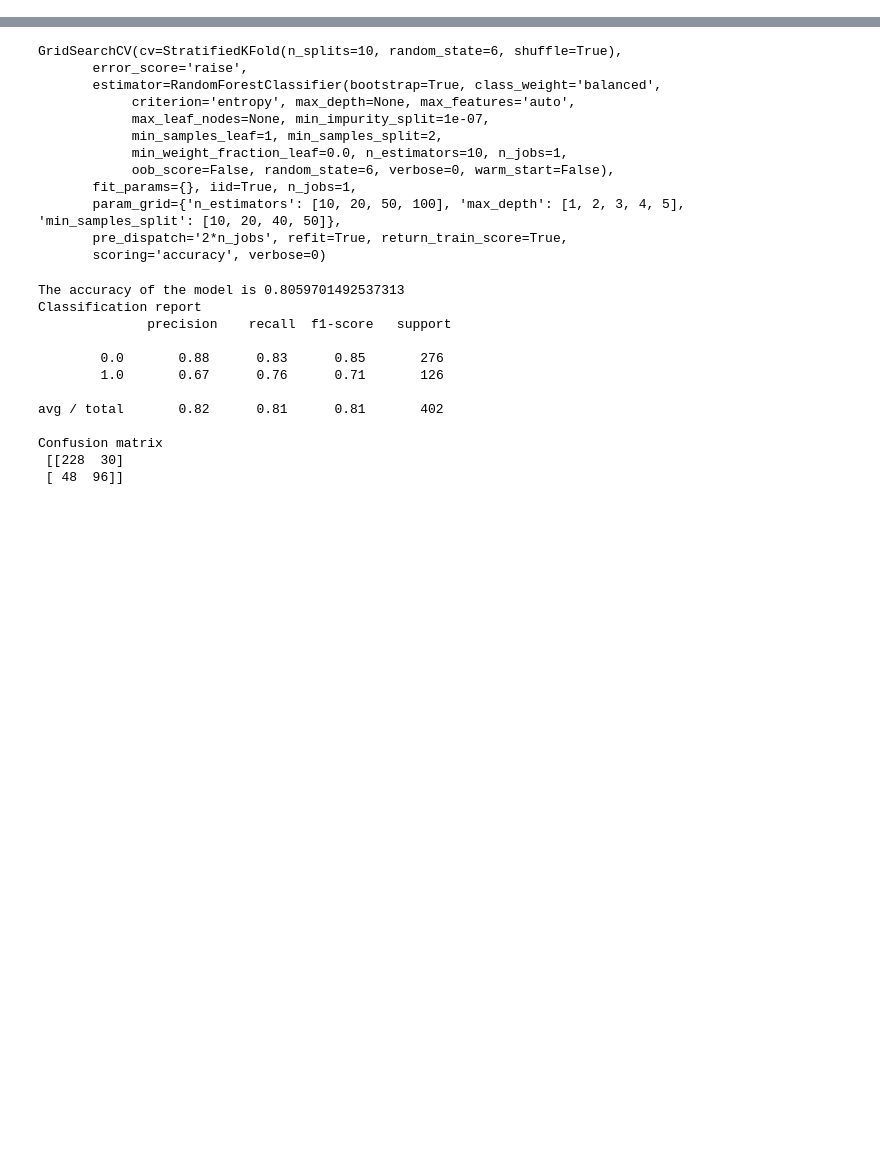
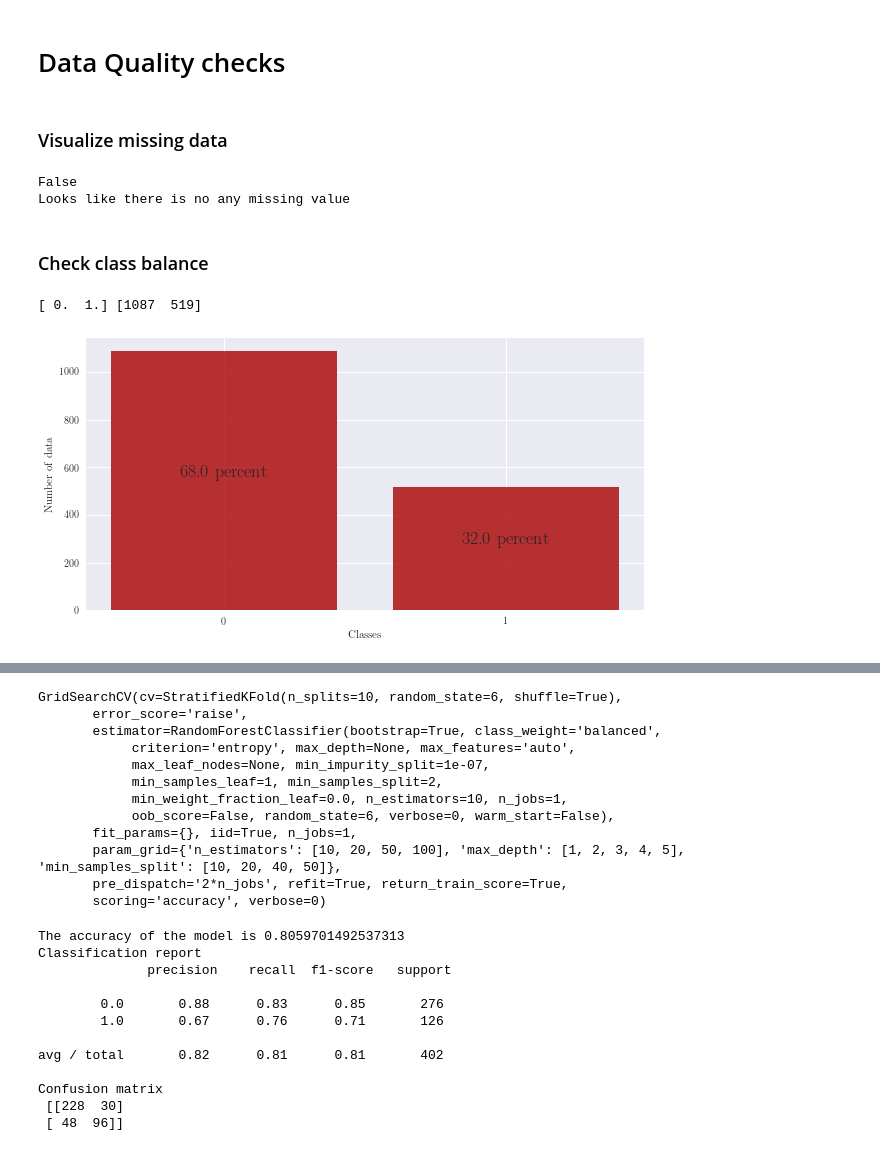
Before and after one commit to msahamed/machine_learning_earthquakes-nuclear-explosion, a Jupyter notebook: Codes/classify_earthquakes.ipynb, the cells around one changed output, grey strips where cells are left out. Saved outputs shown, nothing was run; the diff lists cells and outputs as text; code cells hidden in the pictures; blank space fills up the shorter version.

```diff
--- a/Codes/classify_earthquakes.ipynb
+++ b/Codes/classify_earthquakes.ipynb
@@ -19,3 +21,9 @@ from sklearn.utils import shuffle
 
 random_state = 6
 np.random.seed(random_state)
+# %%
+# filename = 'seismogram_data_raw.csv'
+filename = 'seismogram_data_cents_db.csv'
+# filename = 'seismogram_data_cents_db_mfcc_delta.csv'
+df = pd.read_csv(filename)
+viz = vs.vizualization(df)
@@ -21,0 +47,19 @@ np.random.seed(random_state)
+# %% [markdown]
+# Data Quality checks
+# %% [markdown]
+### Visualize missing data
+# %%
+if (viz.check_null()):
+    viz.check_missing_value(start=50, end=100)
+else:
+    print('Looks like there is no any missing value')
+# %% [output]
+False
+Looks like there is no any missing value
+# %% [markdown]
+### Check class balance
+# %%
+viz.check_data_balance(target_column = -1)
+# %% [output]
+[ 0.  1.] [1087  519]
+[figure, added]
```
Also changed, not shown: parts of 10 cells of this notebook, 2 other files.
